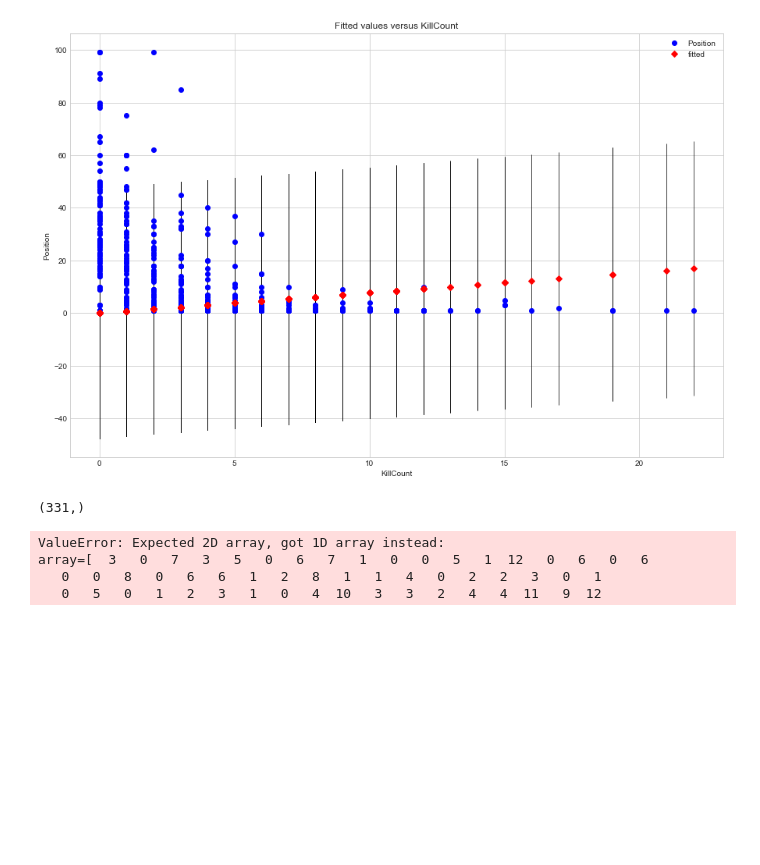
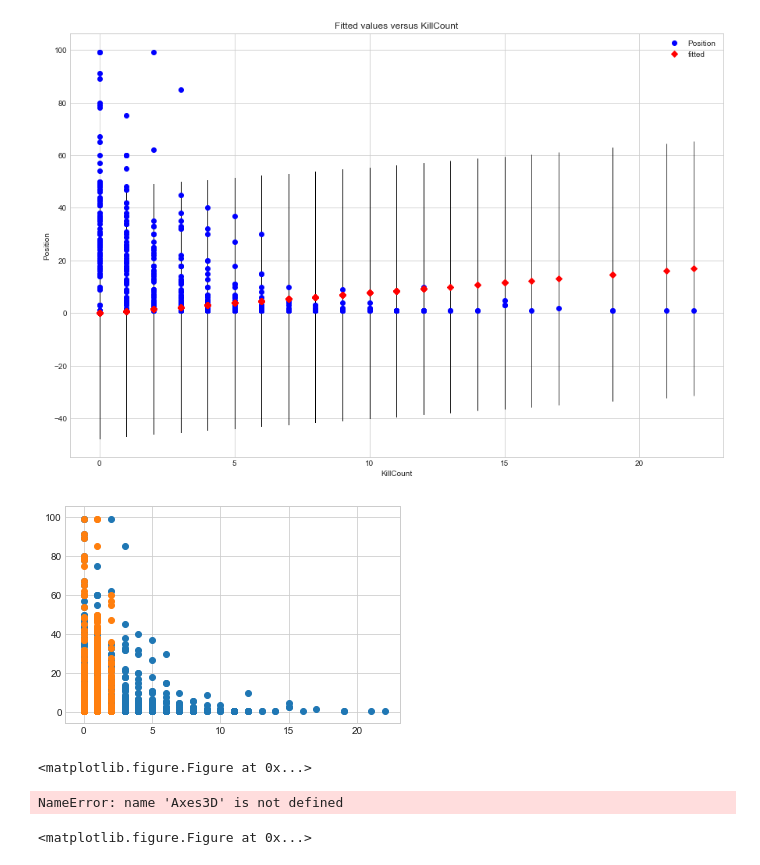
Before and after one commit to Justin1st/Fortnite_Heatmap, a Jupyter notebook: CombinedData Analysis.ipynb, the cells around one changed output. Drawn from its saved outputs; the diff is of its cells as text; code cells hidden in the pictures; blank space fills up the shorter version.

```diff
--- a/CombinedData Analysis.ipynb
+++ b/CombinedData Analysis.ipynb
@@ -132,15 +132,3 @@ import sklearn.cross_validation
 X_train, X_test, Y_train, Y_test = sklearn.cross_validation.train_test_split(X,Y, test_size = 0.2, random_state = 5)
 # %%
 from sklearn.linear_model import LinearRegression
-# %%
-Y_train.shape
-# %% [output]
-(331,)
-# %%
-lm = LinearRegression()
-lm.fit(X_train,Y_train)
-# %% [output]
-ValueError: Expected 2D array, got 1D array instead:
-array=[  3   0   7   3   5   0   6   7   1   0   0   5   1  12   0   6   0   6
-   0   0   8   0   6   6   1   2   8   1   1   4   0   2   2   3   0   1
-   0   5   0   1   2   3   1   0   4  10   3   3   2   4   4  11   9  12
@@ -146,0 +139,9 @@ array=[  3   0   7   3   5   0   6   7   1   0   0   5   1  12   0   6   0   6
+# %%
+year = df["Position"]
+plt.scatter(df['KillCount'],year)
+plt.scatter(df['Mode'],year)
+plt.figure(figsize=(12,10))
+plt.show()
+# %% [output]
+[figure, added]
+<matplotlib.figure.Figure at 0x...>
@@ -146,0 +159,7 @@ array=[  3   0   7   3   5   0   6   7   1   0   0   5   1  12   0   6   0   6
+# %%
+fig = plt.figure()
+ax = Axes3D(fig)
+ax.scatter(X[:, 0], X[:, 1])
+# %% [output]
+NameError: name 'Axes3D' is not defined
+<matplotlib.figure.Figure at 0x...>
```
Also changed, not shown: parts of 6 cells of this notebook.
